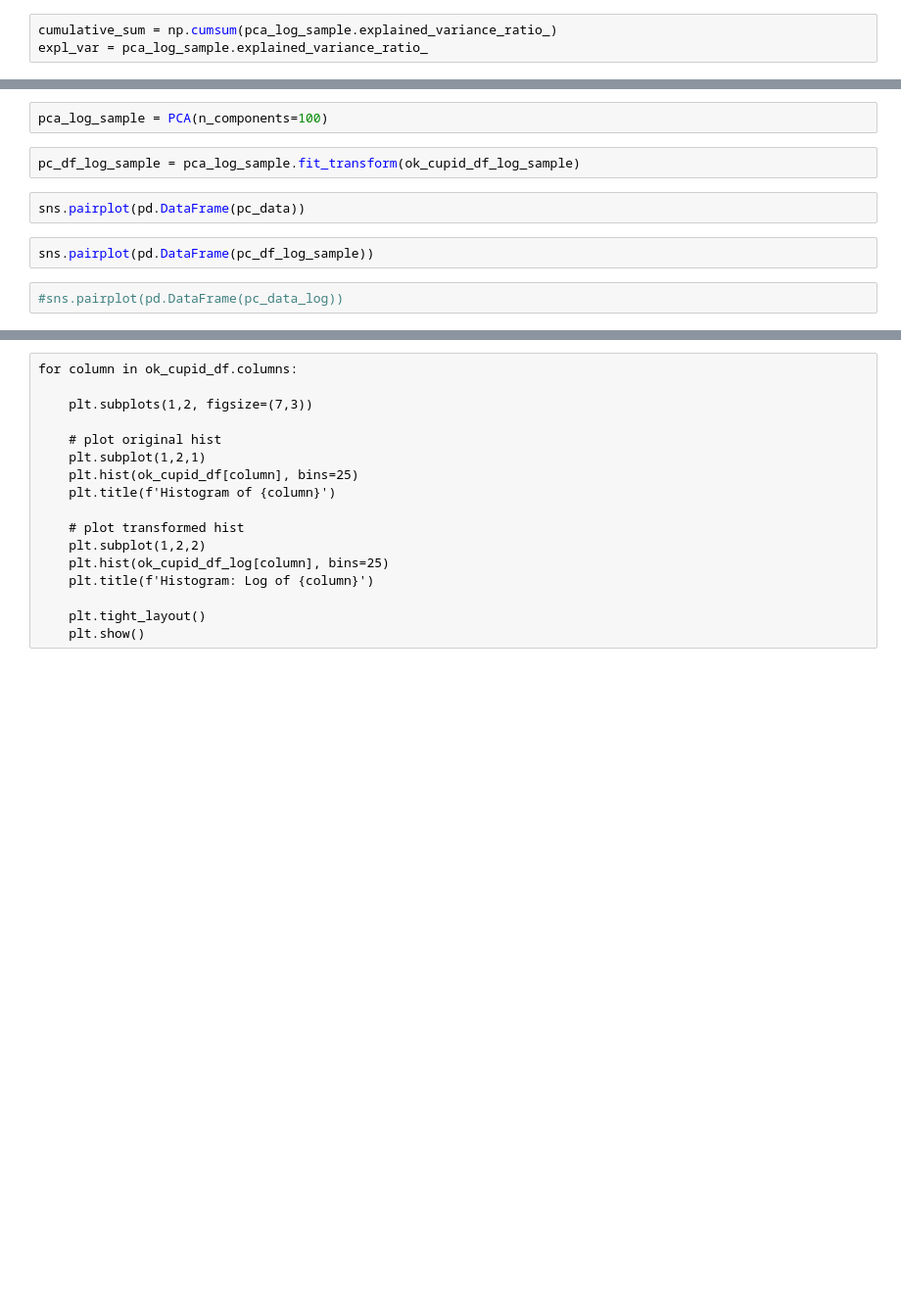
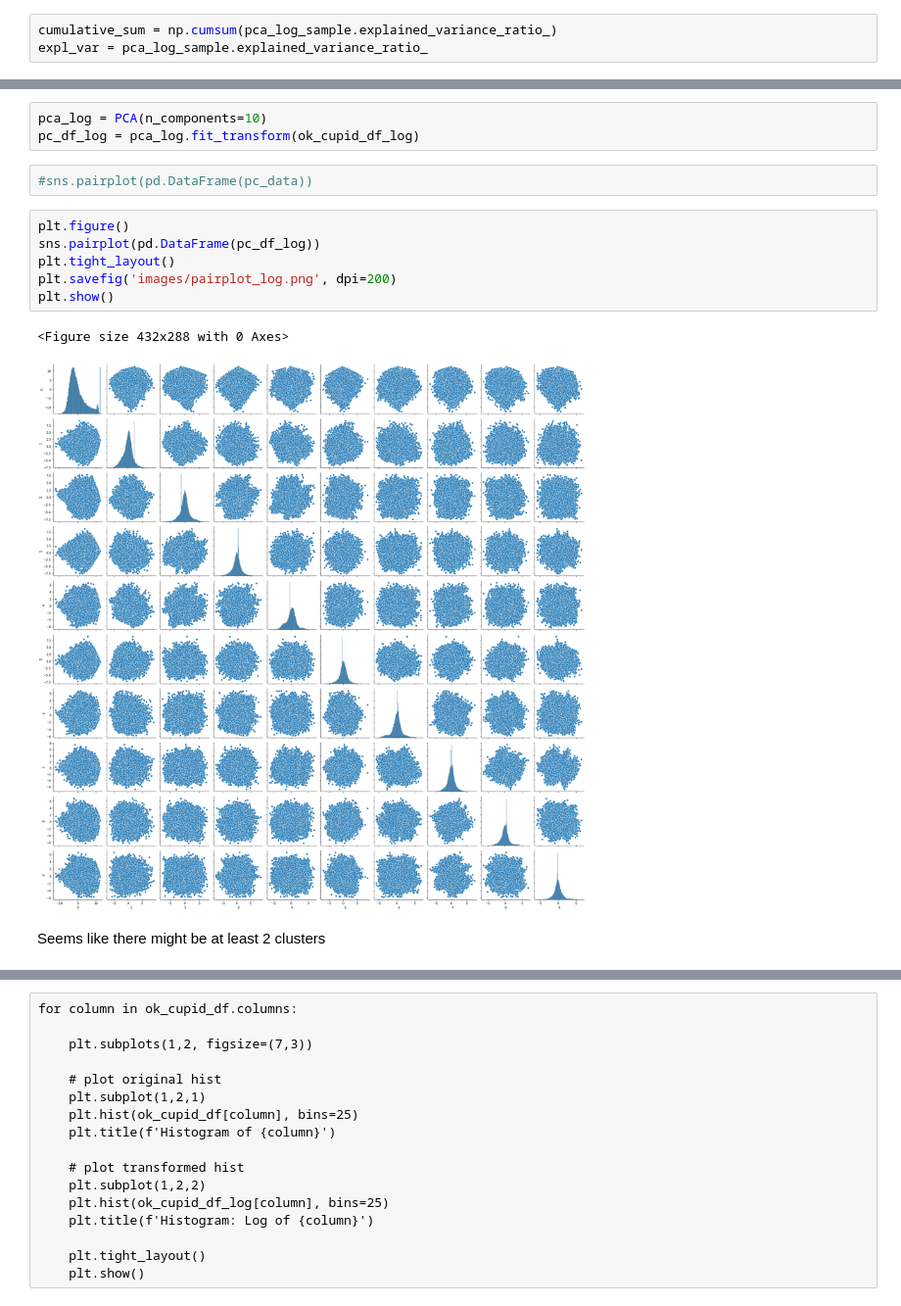
Before and after one commit to puneetsran/okcupid, a Jupyter notebook: ok_cupid_models.ipynb, the cells around one changed output, grey strips where cells are left out. Shown at 98% size. Cells and saved outputs as stored; diff of their text form; blank space fills up the shorter version.

```diff
--- a/ok_cupid_models.ipynb
+++ b/ok_cupid_models.ipynb
@@ -83,10 +85,16 @@ plt.show()
-# %%
-pca_log_sample = PCA(n_components=100)
-# %%
-pc_df_log_sample = pca_log_sample.fit_transform(ok_cupid_df_log_sample)
+# %%
+pca_log = PCA(n_components=10)
+pc_df_log = pca_log.fit_transform(ok_cupid_df_log)
 # %%
-sns.pairplot(pd.DataFrame(pc_data))
+#sns.pairplot(pd.DataFrame(pc_data))
-# %%
-sns.pairplot(pd.DataFrame(pc_df_log_sample))
-# %%
-#sns.pairplot(pd.DataFrame(pc_data_log))
+# %%
+plt.figure()
+sns.pairplot(pd.DataFrame(pc_df_log))
+plt.tight_layout()
+plt.savefig('images/pairplot_log.png', dpi=200)
+plt.show()
+# %% [output]
+<Figure size 432x288 with 0 Axes>
+[figure, added]
+# %% [markdown]
+Seems like there might be at least 2 clusters
```
Also changed, not shown: parts of 22 cells of this notebook.
